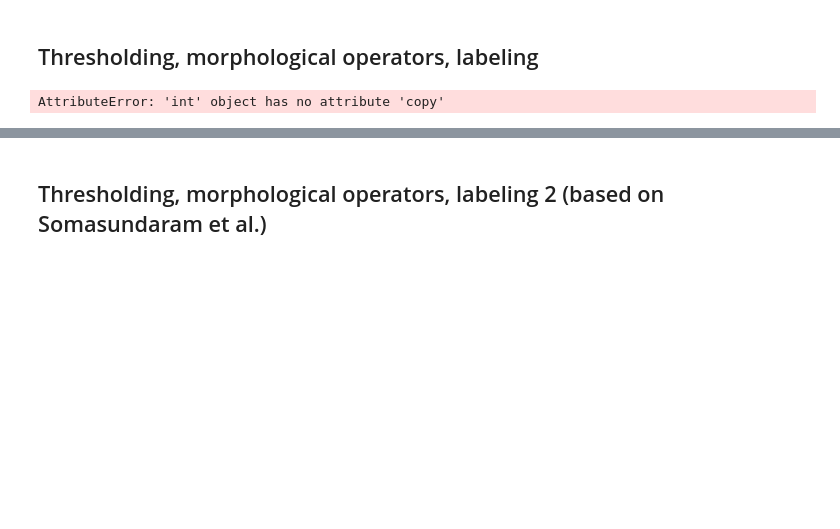
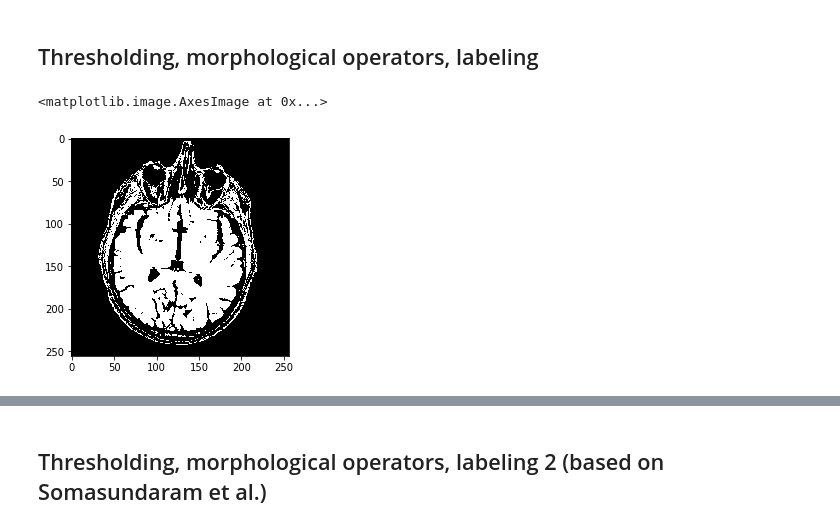
Before and after one commit to Jiang15/Image_analysis_and_pattern-recognition, a Jupyter notebook: Lab 1/lab_01_segmentation.ipynb, the cells around one changed output, grey strips where cells are left out. Cells and saved outputs as stored; diff of their text form; code cells hidden in the pictures; blank space fills up the shorter version.

```diff
--- a/Lab 1/lab_01_segmentation.ipynb
+++ b/Lab 1/lab_01_segmentation.ipynb
@@ -463,15 +463,16 @@ plt.show()
 ## Thresholding, morphological operators, labeling
 # %%
 # initial threshold
-i_thresholded = threshold(55, 100, i)
+i_thresholded = threshold(55, 100, brain_im)
 # morphological operator kernel
 kernel = np.ones((3,3), np.uint8)
 # erosion to separate brain from skull
 img_erosion = ndimage.binary_erosion(i_thresholded, kernel, iterations=1)
 plt.figure()
 plt.imshow(i_thresholded, cmap='gray')
 # %% [output]
-AttributeError: 'int' object has no attribute 'copy'
+<matplotlib.image.AxesImage at 0x...>
+[figure, added]
 # %%
 from scipy.stats import mode
 # label features
```
Also changed, not shown: parts of 15 cells of this notebook.
